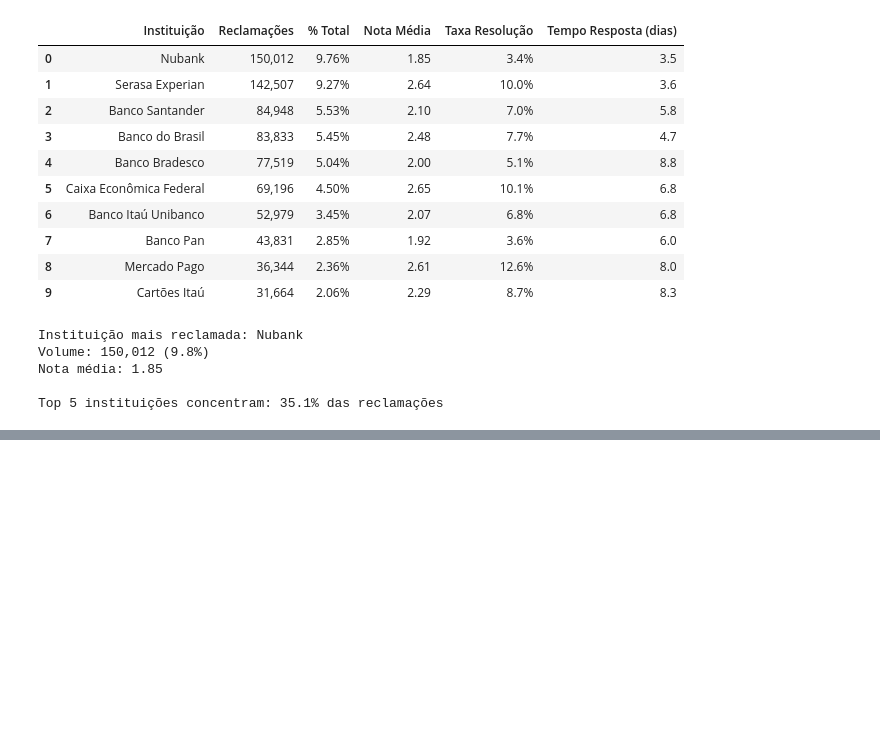
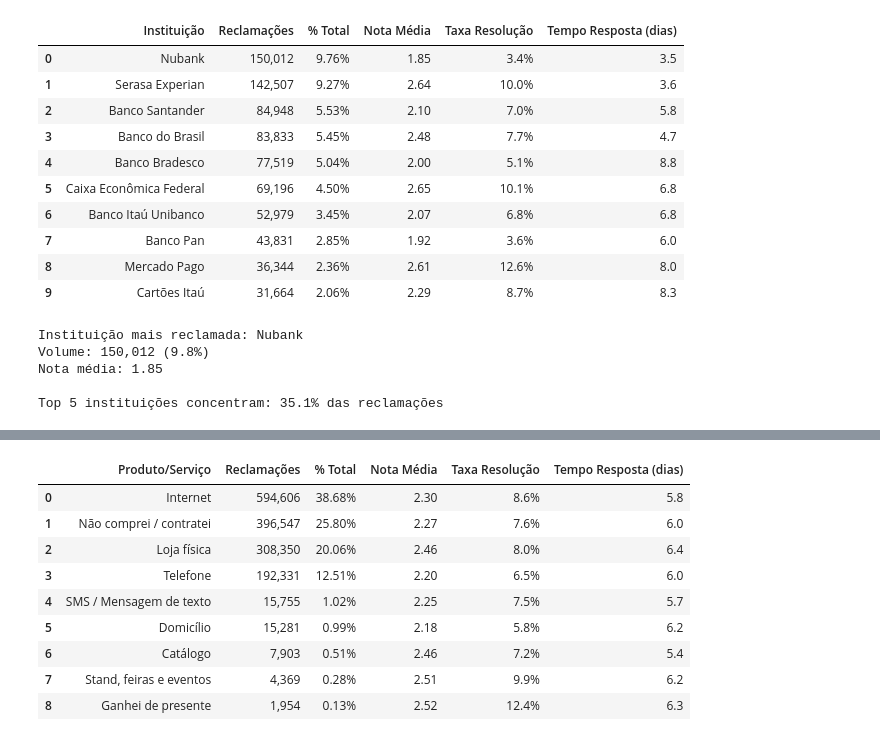
Before and after one commit to afloradda/projeto_mediacao_bancaria, a Jupyter notebook: analises/silver/notebooks_silver/03_analises_terciarias.ipynb, the cells around one changed output, grey strips where cells are left out. Saved outputs shown, nothing was run; the diff lists cells and outputs as text; code cells hidden in the pictures; blank space fills up the shorter version.

```diff
--- a/analises/silver/notebooks_silver/03_analises_terciarias.ipynb
+++ b/analises/silver/notebooks_silver/03_analises_terciarias.ipynb
@@ -1921,0 +2371,76 @@ Top 5 instituições concentram: 35.1% das reclamações
+# %%
+print("="*80)
+print("TOP 10 PRODUTOS/SERVIÇOS FINANCEIROS MAIS RECLAMADOS")
+print("="*80)
+print("\nObjetivo: Segmentar mercado (Cartão vs Empréstimo vs Conta)")
+print("-"*80)
+
+# Contagem por produto
+produtos_unicos, contagens_produto = np.unique(arr_produto, return_counts=True)
+
+# Ordenação e seleção top 10
+idx_produto_ord = np.argsort(contagens_produto)[::-1]
+top10_produtos = produtos_unicos[idx_produto_ord][:10]
+top10_contagens_produto = contagens_produto[idx_produto_ord][:10]
+
+# Percentuais
+pct_produtos = (top10_contagens_produto / total_registros) * 100
+
+# Nota média por produto
+notas_por_produto = np.array([
+    np.nanmean(arr_nota_completo[arr_produto == produto])
+    for produto in top10_produtos
+])
+
+# Taxa de resolução por produto
+taxa_resolucao_produto = np.array([
+    (np.sum((arr_produto == produto) & (arr_avaliacao == 'Resolvida')) / np.sum(arr_produto == produto)) * 100
+    for produto in top10_produtos
+])
+
+# Tempo médio por produto
+tempo_medio_produto = np.array([
+    np.nanmean(arr_tempo_resposta[arr_produto == produto])
+    for produto in top10_produtos
+])
+
+# DataFrame resultado
+df_top10_produtos = pd.DataFrame({
+    'Produto/Serviço': top10_produtos,
+    'Reclamações': top10_contagens_produto,
+    '% Total': pct_produtos,
+    'Nota Média': notas_por_produto,
+    'Taxa Resolução': taxa_resolucao_produto,
+    'Tempo Resposta (dias)': tempo_medio_produto
+})
+
+display(
+    df_top10_produtos.style
+    .format({
+        '% Total': '{:.2f}%',
+        'Reclamações': '{:,}',
+        'Nota Média': '{:.2f}',
+        'Taxa Resolução': '{:.1f}%',
+        'Tempo Resposta (dias)': '{:.1f}'
+    })
+    .background_gradient(cmap='Blues', subset=['Reclamações'])
+    .background_gradient(cmap='YlOrBr', subset=['Nota Média'], vmin=1, vmax=5)
+    .background_gradient(cmap='Greens', subset=['Taxa Resolução'], vmin=0, vmax=100)
+)
+
+# Análise do produto predominante
+produto_lider = top10_produtos[0]
+qtd_produto_lider = top10_contagens_produto[0]
+pct_produto_lider = pct_produtos[0]
+
+print(f"\nPRODUTO MAIS RECLAMADO:")
+print(f"  {produto_lider}")
+print(f"  Volume: {qtd_produto_lider:,} ({pct_produto_lider:.1f}%)")
+print(f"  Nota média: {notas_por_produto[0]:.2f}")
+
+# Produto com pior satisfação
+idx_pior_produto = np.nanargmin(notas_por_produto)
+print(f"\nPRODUTO COM PIOR SATISFAÇÃO:")
+print(f"  {top10_produtos[idx_pior_produto]}")
+print(f"  Nota média: {notas_por_produto[idx_pior_produto]:.2f}")
+# %% [output]
@@ -1921,0 +2453,10 @@ Top 5 instituições concentram: 35.1% das reclamações
+|  | Produto/Serviço | Reclamações | % Total | Nota Média | Taxa Resolução | Tempo Resposta (dias) |
+| 0 | Internet | 594,606 | 38.68% | 2.30 | 8.6% | 5.8 |
+| 1 | Não comprei / contratei | 396,547 | 25.80% | 2.27 | 7.6% | 6.0 |
+| 2 | Loja física | 308,350 | 20.06% | 2.46 | 8.0% | 6.4 |
+| 3 | Telefone | 192,331 | 12.51% | 2.20 | 6.5% | 6.0 |
+| 4 | SMS / Mensagem de texto | 15,755 | 1.02% | 2.25 | 7.5% | 5.7 |
+| 5 | Domicílio | 15,281 | 0.99% | 2.18 | 5.8% | 6.2 |
+| 6 | Catálogo | 7,903 | 0.51% | 2.46 | 7.2% | 5.4 |
+| 7 | Stand, feiras e eventos | 4,369 | 0.28% | 2.51 | 9.9% | 6.2 |
+| 8 | Ganhei de presente | 1,954 | 0.13% | 2.52 | 12.4% | 6.3 |
```
Also changed, not shown: parts of 8 cells of this notebook, 1 other file.
